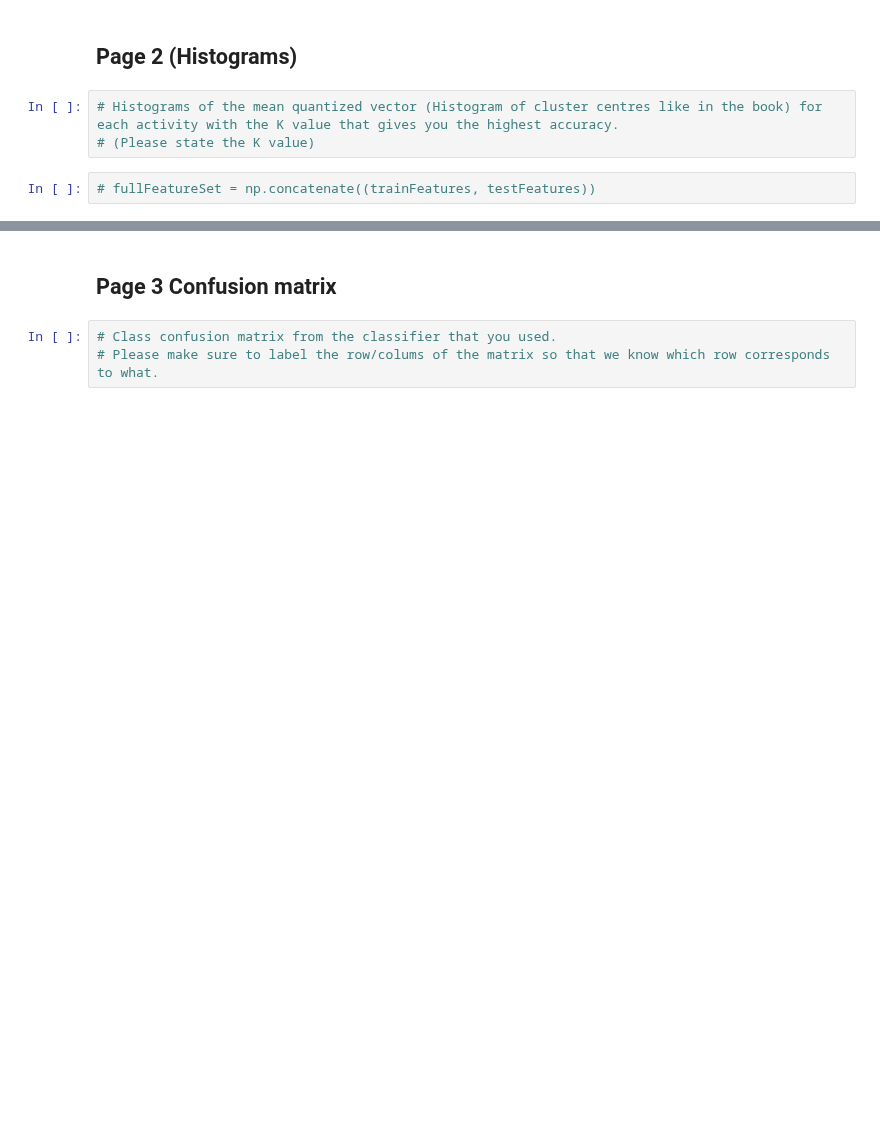
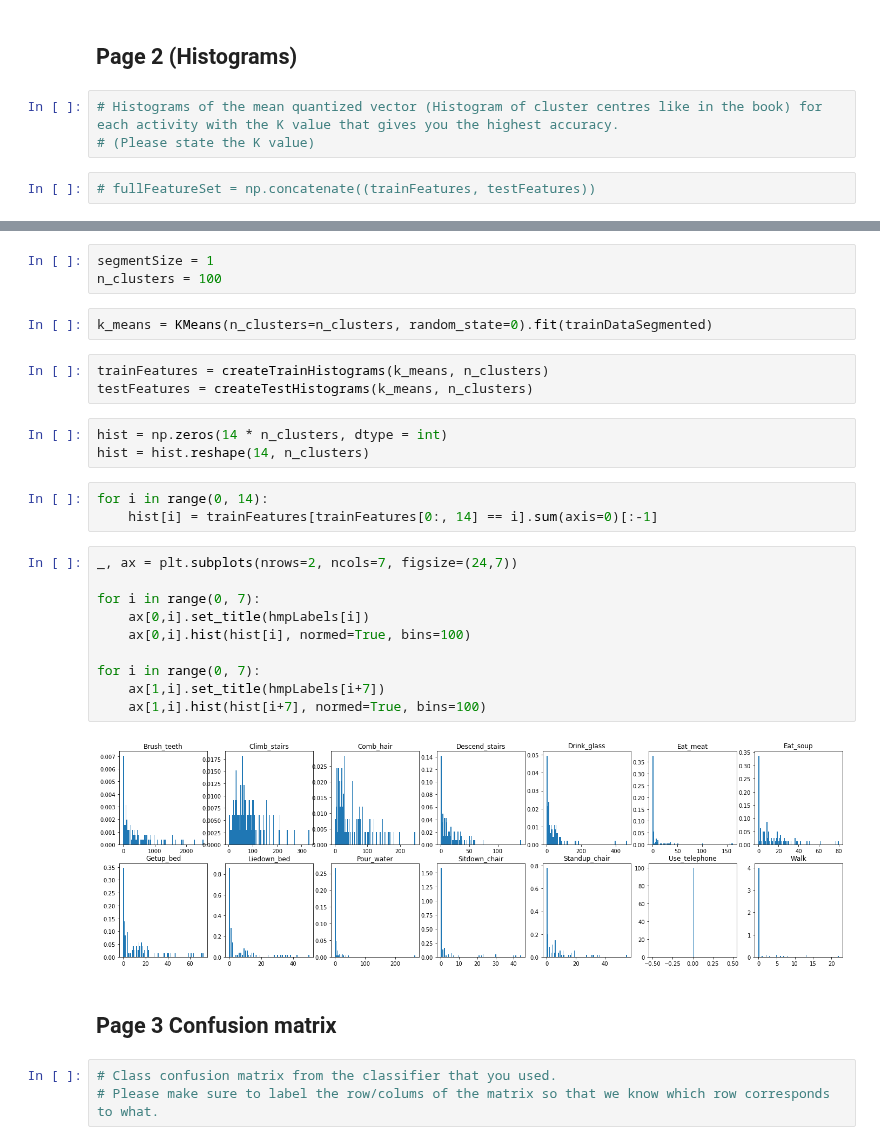
Before and after one commit to edgar971/cs-498-advanced-machine-learning, a Jupyter notebook: assignments/5-classifying-with-variable-length-inputs/assignment5.ipynb, the cells around one changed output, grey strips where cells are left out. Drawn from its saved outputs; the diff is of its cells as text; blank space fills up the shorter version.

```diff
--- a/assignments/5-classifying-with-variable-length-inputs/assignment5.ipynb
+++ b/assignments/5-classifying-with-variable-length-inputs/assignment5.ipynb
@@ -371,3 +383,29 @@ plt.show()
+# %%
+segmentSize = 1
+n_clusters = 100
+# %%
+k_means = KMeans(n_clusters=n_clusters, random_state=0).fit(trainDataSegmented)
+# %%
+trainFeatures = createTrainHistograms(k_means, n_clusters)
+testFeatures = createTestHistograms(k_means, n_clusters)
+# %%
+hist = np.zeros(14 * n_clusters, dtype = int)
+hist = hist.reshape(14, n_clusters)
+# %%
+for i in range(0, 14):
+    hist[i] = trainFeatures[trainFeatures[0:, 14] == i].sum(axis=0)[:-1]
+# %%
+_, ax = plt.subplots(nrows=2, ncols=7, figsize=(24,7))
+
+for i in range(0, 7):
+    ax[0,i].set_title(hmpLabels[i])
+    ax[0,i].hist(hist[i], normed=True, bins=100)
+
+for i in range(0, 7):
+    ax[1,i].set_title(hmpLabels[i+7])
+    ax[1,i].hist(hist[i+7], normed=True, bins=100)
+# %% [output]
+[figure, added]
 # %% [markdown]
 ## Page 3 Confusion matrix
 # %%
```
Also changed, not shown: parts of 17 cells of this notebook.
